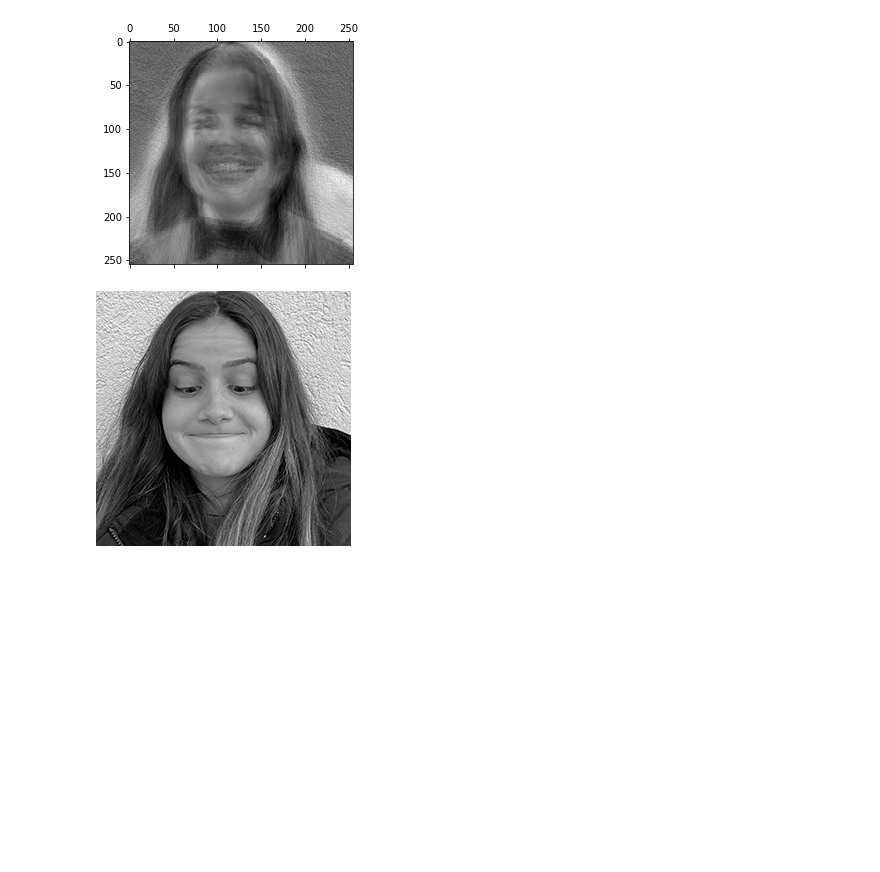
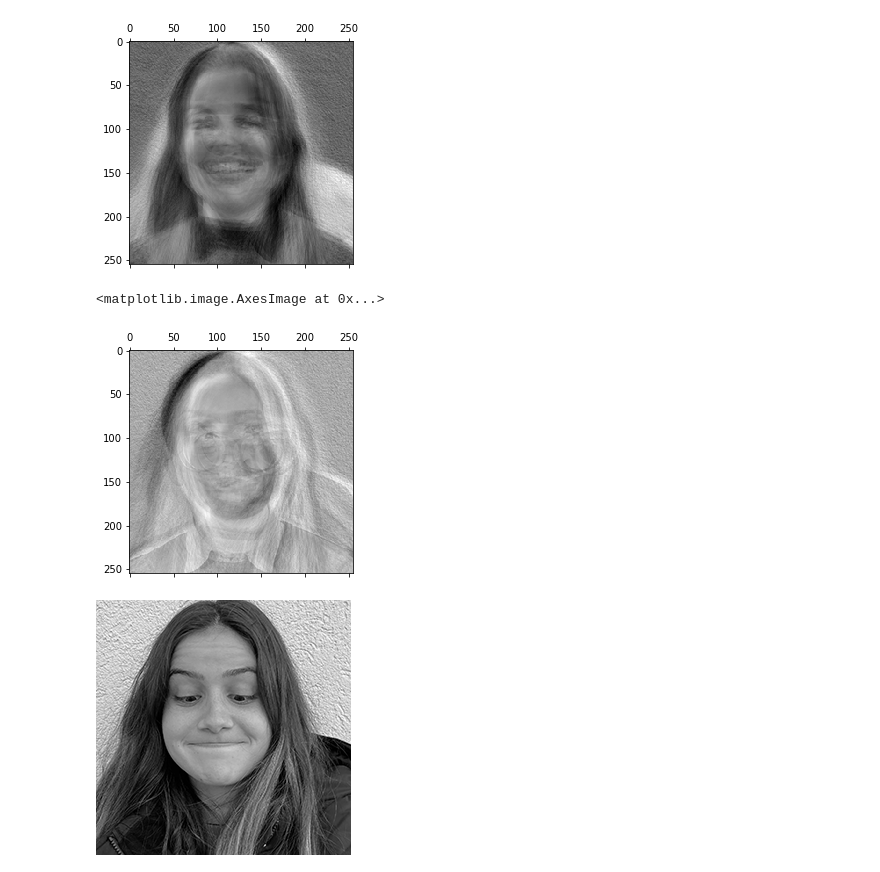
Before and after one commit to PedroFCM/MML, a Jupyter notebook: Eigenfaces_OurDatabase.ipynb, the cells around one changed output. Saved outputs shown, nothing was run; the diff lists cells and outputs as text; code cells hidden in the pictures; blank space fills up the shorter version.

```diff
--- a/Eigenfaces_OurDatabase.ipynb
+++ b/Eigenfaces_OurDatabase.ipynb
@@ -170,7 +166,10 @@ display(plt.matshow(np.reshape(newE_Faces.T[2], (255, 255)), cmap = 'gray'))
 <matplotlib.image.AxesImage at 0x...>
 [figure]
 # %%
-#display(plt.matshow(np.reshape(newE_Faces.T[3], (255, 255)), cmap = 'gray'))
+display(plt.matshow(np.reshape(newE_Faces.T[3], (255, 255)), cmap = 'gray'))
+# %% [output]
+<matplotlib.image.AxesImage at 0x...>
+[figure, added]
 # %%
 input_img = Image.open(f'OurDataBase/2.png').convert('L')
 input_img
```
Also changed, not shown: parts of 13 cells of this notebook.
